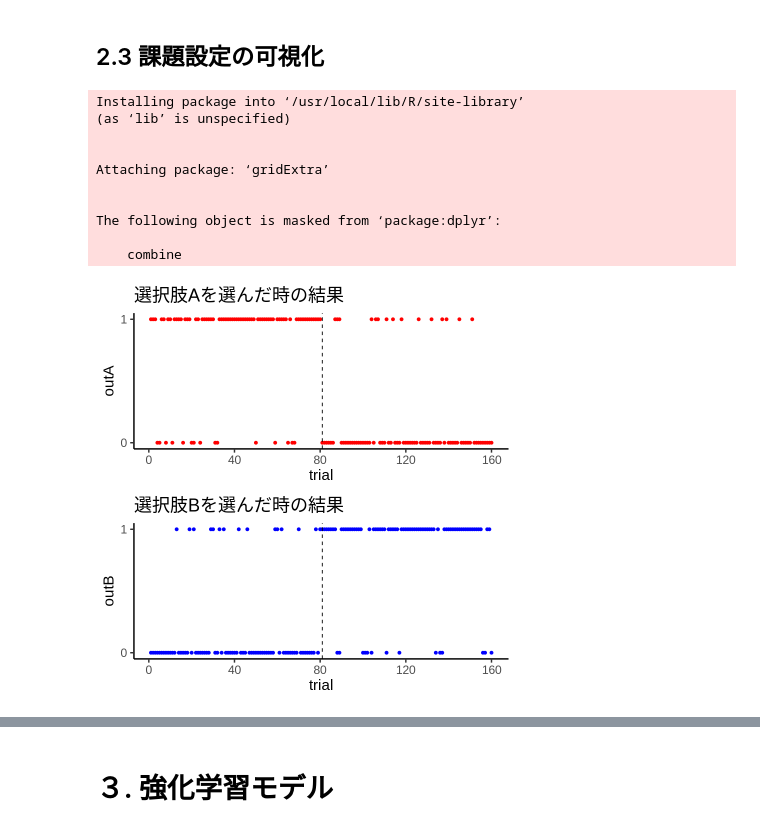
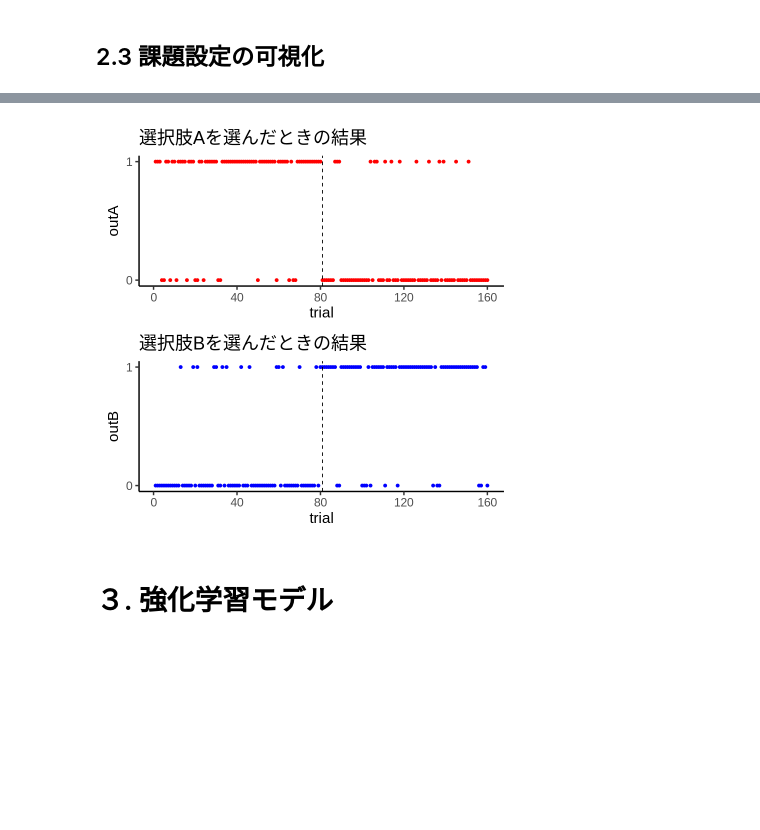
Before and after one commit to CPcolloquium/cp_programming_book, a Jupyter notebook: 5_Reinforcement-learing-model.ipynb, the cells around one changed output, grey strips where cells are left out. Saved outputs shown, nothing was run; the diff lists cells and outputs as text; code cells hidden in the pictures; blank space fills up the shorter version.

```diff
--- a/5_Reinforcement-learing-model.ipynb
+++ b/5_Reinforcement-learing-model.ipynb
@@ -91,10 +80,10 @@ numeric(5)
 # %% [output]
 [1] 0 0 0 0 0
 # %%
-# まず枠を作って，for文で各要素でsample関数の実行結果を入れる
+# for文で各要素でsample関数の実行結果を入れる
 c <- numeric(5)
 for (i in 1:5){
-  c[i] <- sample(c("A","B"),1)
+  c[i] <- sample(c(1,2),1)
 }
 c
 # %% [output]
@@ -119,12 +105,12 @@ tb$a
 # %% [markdown]
 ## 2.2 関数の作成（課題設定用コード）
 # %%
-func_TaskSetting <- function(pA = 0.8){ #pAのデフォルトは0.8に設定。
+func_TaskSetting <- function(pA = 0.8){ #pAのデフォルトは0.8に設定
 
-  # outA: 逆転前はpAの確率で報酬(1)，1-pAの確率で報酬なし(0)。逆転後は逆。
-  # outB: 逆転前は1-pAの確率で報酬(1)，pAの確率で報酬なし(0)。逆転後は逆。
+  # outA: 逆転前はpAの確率で報酬(1)，1-pAの確率で報酬なし(0)。逆転後は逆
+  # outB: 逆転前は1-pAの確率で報酬(1)，pAの確率で報酬なし(0)。逆転後は逆
 
-  setting <- tibble(
+  tibble(
     block = c(rep(1,80),rep(2,80)),# 各ブロック80試行
     trial = seq(1,160),
     outA = c(sample(c(1,0), 80, prob= c(pA, 1-pA), replace = TRUE),
@@ -132,8 +118,6 @@ func_TaskSetting <- function(pA = 0.8){ #pAのデフォルトは0.8に設定。
     outB = c(sample(c(1,0), 80, prob= c(1-pA, pA), replace = TRUE),
              sample(c(1,0), 80, prob= c(pA, 1-pA), replace = TRUE))
     )
-
-  setting # 最後の行が戻り値になる
 }
 # %%
 set.seed(123)
@@ -170,12 +155,12 @@ A tibble: 2 × 3
 ## 2.3 課題設定の可視化
 # %%
 gA <- ggplot(setting, aes(x = trial, y = outA))+ #データフレーム，x軸，y軸を設定
-  geom_point(color = "red")+ # geom_point()で散布図を作成。
+  geom_point(color = "red")+ # geom_point()で散布図を作成
   geom_vline(xintercept = 81, lty = "dashed")+ # 垂線を引く。切片は逆転する81試行目を指定
   scale_y_continuous(breaks=c(0,1))+ # y軸の目盛り設定
   scale_x_continuous(breaks=seq(0, 160, by=40))+ # x軸の目盛り設定
   theme_classic(base_size = 18)+ # 見た目の設定
-  ggtitle("選択肢Aを選んだ時の結果") # 図のタイトルを設定
+  ggtitle("選択肢Aを選んだときの結果") # 図のタイトルを設定
 
 gB <- ggplot(setting, aes(x = trial, y = outB))+
   geom_point(color = "blue")+
@@ -183,20 +168,10 @@ gB <- ggplot(setting, aes(x = trial, y = outB))+
   scale_y_continuous(breaks=c(0,1))+
   scale_x_continuous(breaks=seq(0, 160, by=40))+
   theme_classic(base_size = 18)+
-  ggtitle("選択肢Bを選んだ時の結果")
+  ggtitle("選択肢Bを選んだときの結果")
-# %%
-install.packages("gridExtra")
-library(gridExtra)
-grid.arrange(gA, gB, nrow = 2) # 縦に２つ図を並べる
-# %% [output]
-Installing package into ‘/usr/local/lib/R/site-library’
-(as ‘lib’ is unspecified)
-
-
-Attaching package: ‘gridExtra’
-
-
-The following object is masked from ‘package:dplyr’:
-
-    combine
-[figure, removed]
+# %%
+install.packages("patchwork")
+library(patchwork)
+gAB <- gA / gB # 図を縦に並べる
+print(gAB)
+# %% [output]
@@ -203,3 +180,4 @@ The following object is masked from ‘package:dplyr’:
+[figure, added]
 # %% [markdown]
 # ３. 強化学習モデル
 # %% [markdown]
```
Also changed, not shown: parts of 46 cells of this notebook, 1 other file.
